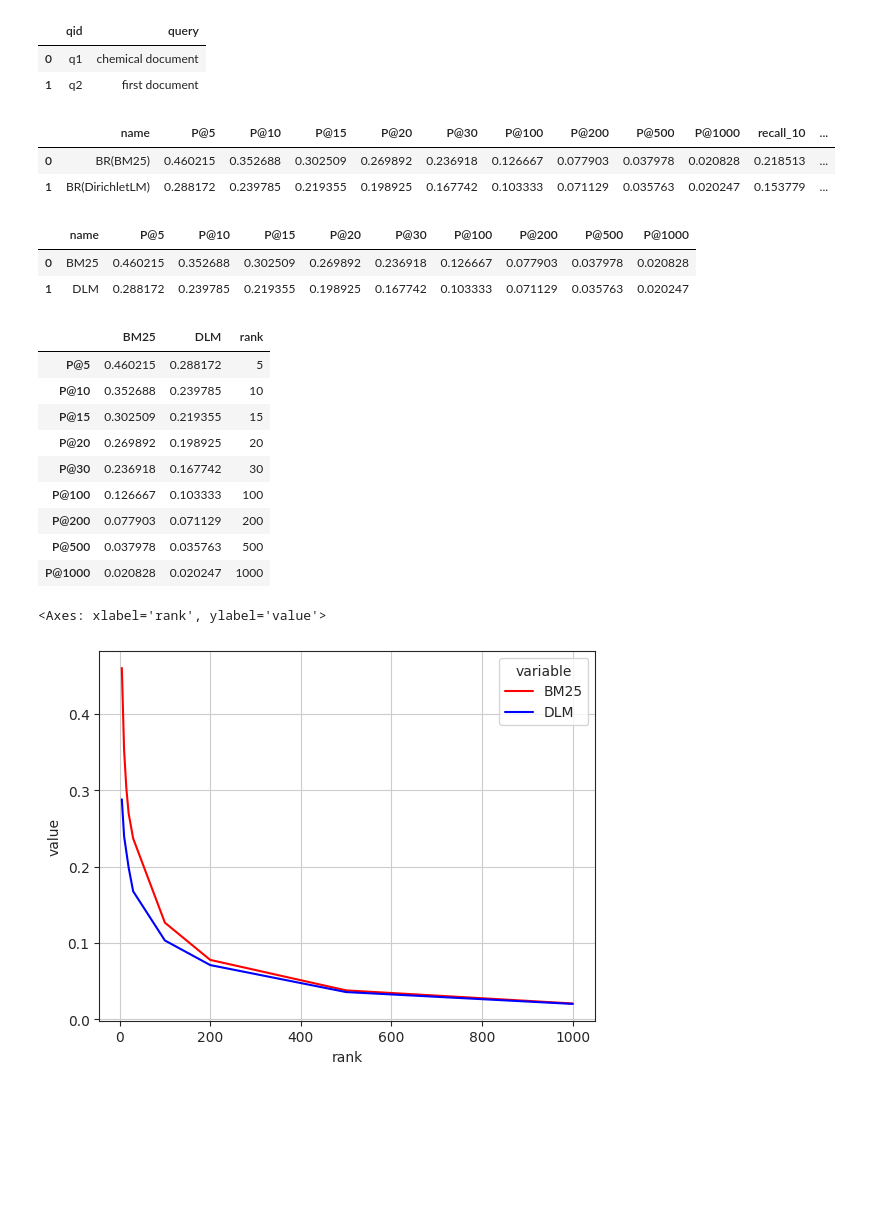
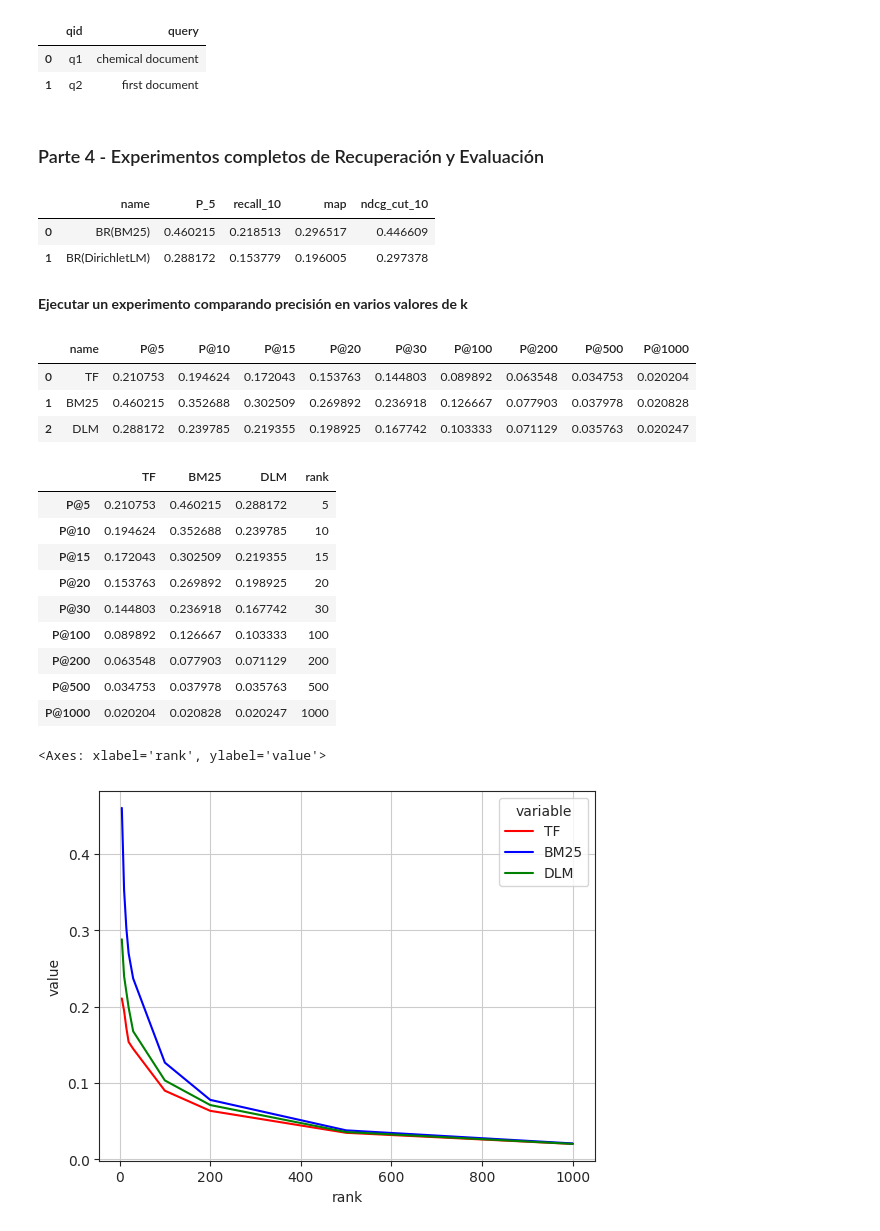
Before and after one commit to tolosoft/CACIC2023_AIREDM, a Jupyter notebook: src/01-Indexing&Retrieval.ipynb, the cells around one changed output. Drawn from its saved outputs; the diff is of its cells as text; code cells hidden in the pictures; blank space fills up the shorter version.

```diff
--- a/src/01-Indexing&Retrieval.ipynb
+++ b/src/01-Indexing&Retrieval.ipynb
@@ -38,4 +43,10 @@ df.shape
 # %%
+#
 index_path = "./vaswani_index"
-indexer  = pt.TRECCollectionIndexer(index_path, blocks=True)
-indexref = indexer.index(dataset.get_corpus())
+
+if os.path.exists(index_path):
+    index = pt.IndexFactory.of(index_path+"/data.properties")
+else:
+    indexer  = pt.TRECCollectionIndexer(index_path, blocks=True)
+    indexref = indexer.index(dataset.get_corpus())
+    index = pt.IndexFactory.of(indexref)
@@ -246,56 +262,62 @@ many_queries
+# %% [markdown]
+### Parte 4 - Experimentos completos de Recuperación y Evaluación
 # %%
+# Un "Experiment" se define a partir de los modelos que queremos evaluar y los datos a usar.
+# Más opciones: https://pyterrier.readthedocs.io/en/latest/experiments.html
+
 pt.Experiment(
     [model_bm25, model_dlm],                           # Que estamos evaluando? (modelos)
     dataset.get_topics(),                              # Qué queries usamos?
     dataset.get_qrels(),                               # Qué juicios de relevancia?
-    # baseline = 0,
-    # perquery = true,
-    eval_metrics=[ "P", "recall_10", "map", "ndcg_cut_10"]                    # Qué métricas vamos a usar?
+    eval_metrics=[ "P_5", "recall_10", "map", "ndcg_cut_10"]                    # Qué métricas vamos a usar?
 )
 # %% [output]
-|  | name | P@5 | P@10 | P@15 | P@20 | P@30 | P@100 | P@200 | P@500 | P@1000 | recall_10 | ... |
-| 0 | BR(BM25) | 0.460215 | 0.352688 | 0.302509 | 0.269892 | 0.236918 | 0.126667 | 0.077903 | 0.037978 | 0.020828 | 0.218513 | ... |
-| 1 | BR(DirichletLM) | 0.288172 | 0.239785 | 0.219355 | 0.198925 | 0.167742 | 0.103333 | 0.071129 | 0.035763 | 0.020247 | 0.153779 | ... |
+|  | name | P_5 | recall_10 | map | ndcg_cut_10 |
+| 0 | BR(BM25) | 0.460215 | 0.218513 | 0.296517 | 0.446609 |
+| 1 | BR(DirichletLM) | 0.288172 | 0.153779 | 0.196005 | 0.297378 |
+# %% [markdown]
+**Ejecutar un experimento comparando precisión en varios valores de k**
 # %%
 rs = pt.Experiment(
-    [model_bm25, model_dlm],                           # Que estamos evaluando? (modelos)
+    [model_tf, model_bm25, model_dlm],                           # Que estamos evaluando? (modelos)
     dataset.get_topics(),                              # Qué queries usamos?
     dataset.get_qrels(),                               # Qué juicios de relevancia?
     # baseline = 0,
-    # perquery = true,
-    names=["BM25", "DLM"],
+    # perquery = True,
+    names=["TF", "BM25", "DLM"],
     eval_metrics=[ "P"]                    # Qué métricas vamos a usar?
 )
 # %%
 rs
 # %% [output]
 |  | name | P@5 | P@10 | P@15 | P@20 | P@30 | P@100 | P@200 | P@500 | P@1000 |
-| 0 | BM25 | 0.460215 | 0.352688 | 0.302509 | 0.269892 | 0.236918 | 0.126667 | 0.077903 | 0.037978 | 0.020828 |
-| 1 | DLM | 0.288172 | 0.239785 | 0.219355 | 0.198925 | 0.167742 | 0.103333 | 0.071129 | 0.035763 | 0.020247 |
+| 0 | TF | 0.210753 | 0.194624 | 0.172043 | 0.153763 | 0.144803 | 0.089892 | 0.063548 | 0.034753 | 0.020204 |
+| 1 | BM25 | 0.460215 | 0.352688 | 0.302509 | 0.269892 | 0.236918 | 0.126667 | 0.077903 | 0.037978 | 0.020828 |
+| 2 | DLM | 0.288172 | 0.239785 | 0.219355 | 0.198925 | 0.167742 | 0.103333 | 0.071129 | 0.035763 | 0.020247 |
 # %%
 df = rs.T
 df.columns = list(df.values[:1])
 df = df.drop(df[df.index == "name"].index)
-df.columns = ["BM25", "DLM"]
+df.columns = ["TF", "BM25", "DLM"]
 df['rank'] = [5, 10, 15, 20, 30, 100, 200, 500, 1000]
 # %%
 df
 # %% [output]
-|  | BM25 | DLM | rank |
-| P@5 | 0.460215 | 0.288172 | 5 |
-| P@10 | 0.352688 | 0.239785 | 10 |
-| P@15 | 0.302509 | 0.219355 | 15 |
-| P@20 | 0.269892 | 0.198925 | 20 |
-| P@30 | 0.236918 | 0.167742 | 30 |
-| P@100 | 0.126667 | 0.103333 | 100 |
-| P@200 | 0.077903 | 0.071129 | 200 |
-| P@500 | 0.037978 | 0.035763 | 500 |
-| P@1000 | 0.020828 | 0.020247 | 1000 |
+|  | TF | BM25 | DLM | rank |
+| P@5 | 0.210753 | 0.460215 | 0.288172 | 5 |
+| P@10 | 0.194624 | 0.352688 | 0.239785 | 10 |
+| P@15 | 0.172043 | 0.302509 | 0.219355 | 15 |
+| P@20 | 0.153763 | 0.269892 | 0.198925 | 20 |
+| P@30 | 0.144803 | 0.236918 | 0.167742 | 30 |
+| P@100 | 0.089892 | 0.126667 | 0.103333 | 100 |
+| P@200 | 0.063548 | 0.077903 | 0.071129 | 200 |
+| P@500 | 0.034753 | 0.037978 | 0.035763 | 500 |
+| P@1000 | 0.020204 | 0.020828 | 0.020247 | 1000 |
 # %%
 sns.set_style("ticks",{'axes.grid' : True})
 sns.lineplot(x='rank', y='value', hue='variable',
              data=pd.melt(df, ['rank']),
-             palette=['red', 'blue'])
+             palette=['red', 'blue', 'green'])
 # %% [output]
 <Axes: xlabel='rank', ylabel='value'>
-[figure, old version]
+[figure, new version]
```
Also changed, not shown: parts of 22 cells of this notebook.
